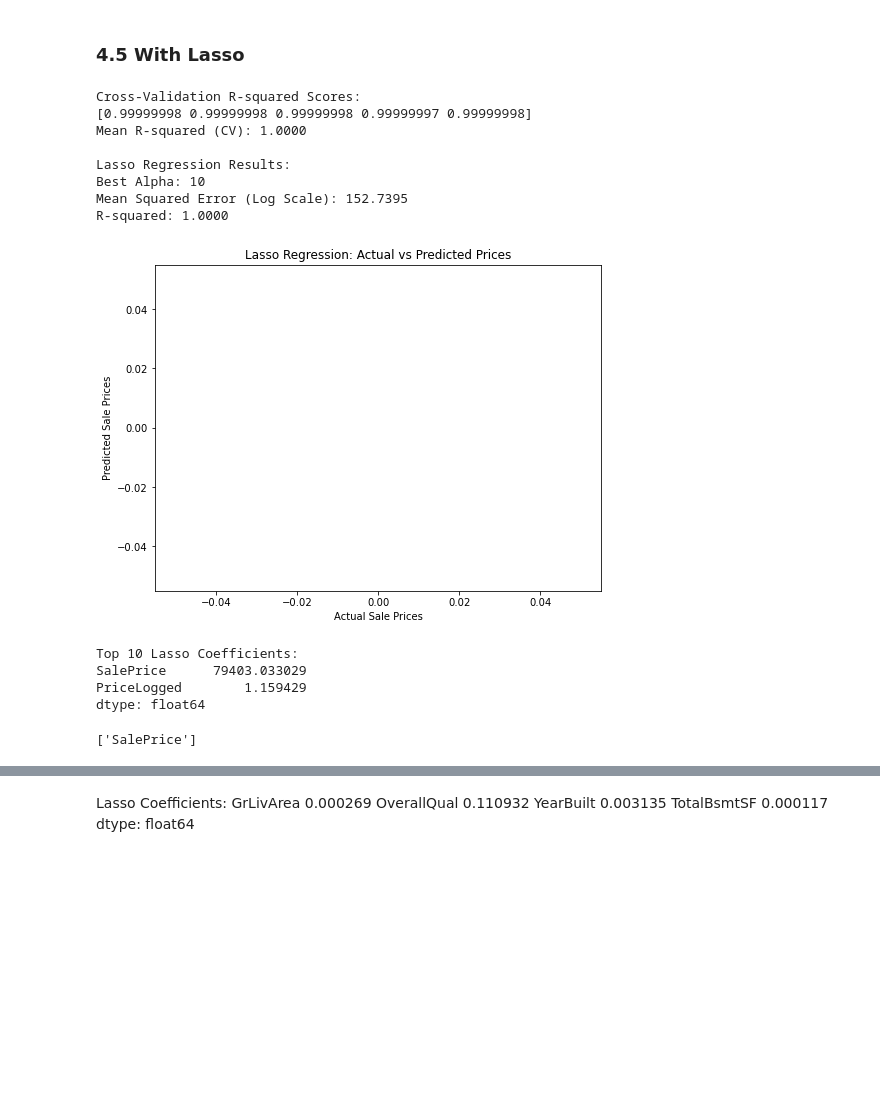
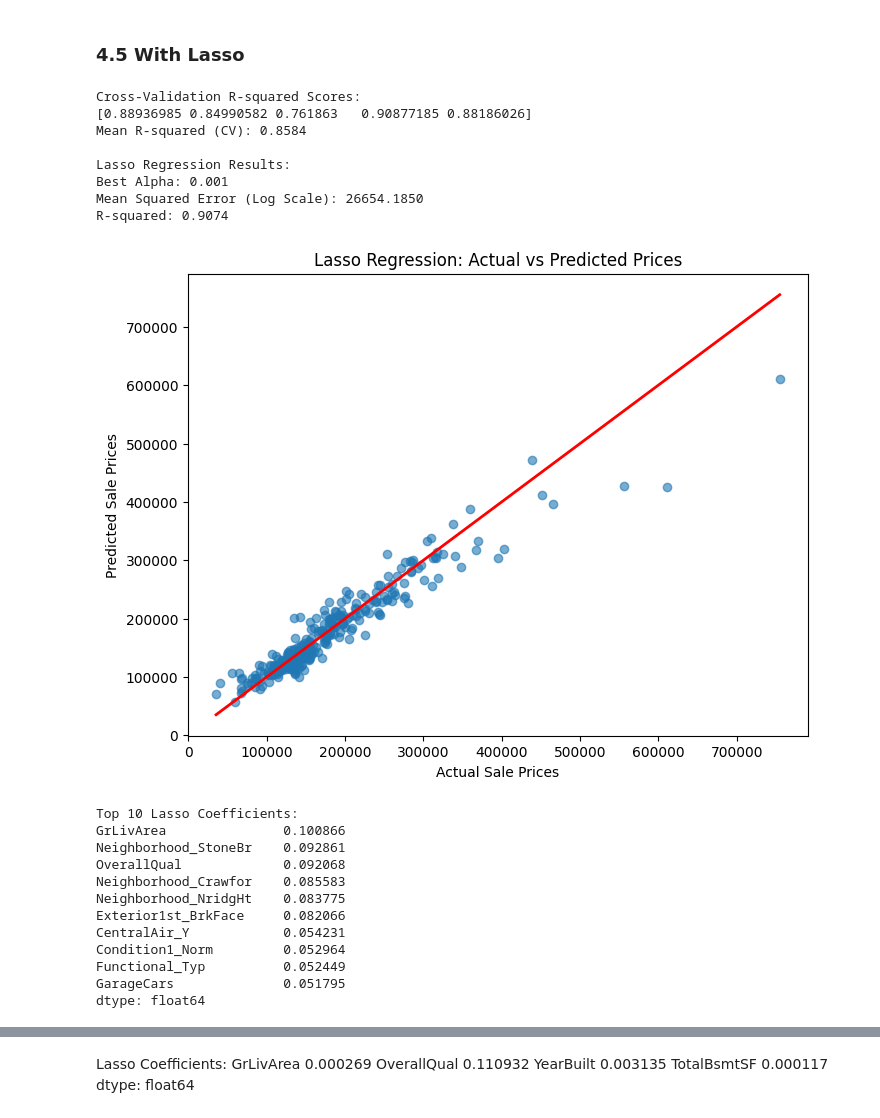
Before and after one commit to samyounes003/statisticsproject, a Jupyter notebook: frequentist_approach.ipynb, the cells around one changed output, grey strips where cells are left out. Drawn from its saved outputs; the diff is of its cells as text; code cells hidden in the pictures; blank space fills up the shorter version.

```diff
--- a/frequentist_approach.ipynb
+++ b/frequentist_approach.ipynb
@@ -143,14 +29,11 @@ y = data['PriceLogged']  # Use log-transformed price as target
 # preprocess the data
 X_df = preprocess_data(X=X, use_pca=False)
 
-# filter out the column which are not considered important
-if not USE_DANISH_DATA:
-    important_features = find_best_features_with_lasso(X_df=X_df, y_df=y)
-    # important_features = ["GrLivArea", "OverallQual", "YearBuilt", "TotalBsmtSF"]
-    X_df = X_df[important_features]
+# # filter out the column which are not considered important
+# if not USE_DANISH_DATA:
+#     important_features = find_best_features_with_lasso(X_df=X_df, y_df=y)
+#     # important_features = ["GrLivArea", "OverallQual", "YearBuilt", "TotalBsmtSF"]
+#     X_df = X_df[important_features]
 
 # Split into training and testing sets
 X_train, X_test, y_train, y_test = train_test_split(X_df, y, test_size=0.2, random_state=42)
-
-summary, trace, housing_model = get_bayesian_posterior_distribution(X_train=X_train, y_train=y_train, sigma=50000)
-housing_model
@@ -265,46 +146,56 @@ print(f"Mean R-squared (CV): {np.mean(cv_scores):.4f}")
 # Predict on test set
 y_pred_lasso = best_lasso.predict(X_test)
 
+# Back-transform predictions to original scale
+y_pred_lasso_original = np.round(np.exp(y_pred_lasso))  # Revert log1p transformation
+y_test_original = np.round(np.exp(y_test))
+
 # Evaluate performance
-mse_lasso = mean_squared_error(y_test, y_pred_lasso)
-r2_lasso = r2_score(y_test, y_pred_lasso)
+mse_lasso = np.sqrt(mean_squared_error(y_test_original, y_pred_lasso_original))
+r2_lasso = r2_score(y_test_original, y_pred_lasso_original)
+
+
 
 print("\nLasso Regression Results:")
 print(f"Best Alpha: {grid_search.best_params_['alpha']}")
 print(f"Mean Squared Error (Log Scale): {mse_lasso:.4f}")
 print(f"R-squared: {r2_lasso:.4f}")
-
-# Back-transform predictions to original scale
-y_pred_lasso_original = np.expm1(y_pred_lasso)  # Revert log1p transformation
-y_test_original = np.expm1(y_test)
 
 # Compare predictions with actual values
 plt.figure(figsize=(8, 6))
 plt.scatter(y_test_original, y_pred_lasso_original, alpha=0.6)
 plt.plot([y_test_original.min(), y_test_original.max()],
          [y_test_original.min(), y_test_original.max()],
          color='red', lw=2)  # Ideal 45-degree line
 plt.xlabel('Actual Sale Prices')
 plt.ylabel('Predicted Sale Prices')
 plt.title('Lasso Regression: Actual vs Predicted Prices')
 plt.show()
 
 # Print top 10 non-zero coefficients
 lasso_coefficients = pd.Series(best_lasso.coef_, index=X_df.columns)
 top_10_coefficients = lasso_coefficients[lasso_coefficients != 0].sort_values(ascending=False).head(10)
 print("\nTop 10 Lasso Coefficients:")
 print(top_10_coefficients)
 # %% [output]
 Cross-Validation R-squared Scores:
-[0.99999998 0.99999998 0.99999998 0.99999997 0.99999998]
-Mean R-squared (CV): 1.0000
+[0.88936985 0.84990582 0.761863   0.90877185 0.88186026]
+Mean R-squared (CV): 0.8584
 
 Lasso Regression Results:
-Best Alpha: 10
-Mean Squared Error (Log Scale): 152.7395
-R-squared: 1.0000
+Best Alpha: 0.001
+Mean Squared Error (Log Scale): 26654.1850
+R-squared: 0.9074
-[figure, old version]
+[figure, new version]
 Top 10 Lasso Coefficients:
-SalePrice      79403.033029
-PriceLogged        1.159429
+GrLivArea               0.100866
+Neighborhood_StoneBr    0.092861
+OverallQual             0.092068
+Neighborhood_Crawfor    0.085583
+Neighborhood_NridgHt    0.083775
+Exterior1st_BrkFace     0.082066
+CentralAir_Y            0.054231
+Condition1_Norm         0.052964
+Functional_Typ          0.052449
+GarageCars              0.051795
 dtype: float64
@@ -326,7 +202,3 @@ def find_best_features_with_lasso(X_df:pd.DataFrame, y_df:pd.DataFrame):
-# %%
-find_best_features_with_lasso(X_df, y_df= y)
-# %% [output]
-['SalePrice']
 # %%
 lasso_coefficients = pd.Series(best_lasso.coef_, index=X_df.columns)
 
```
Also changed, not shown: parts of 9 cells of this notebook, 1 other file.
